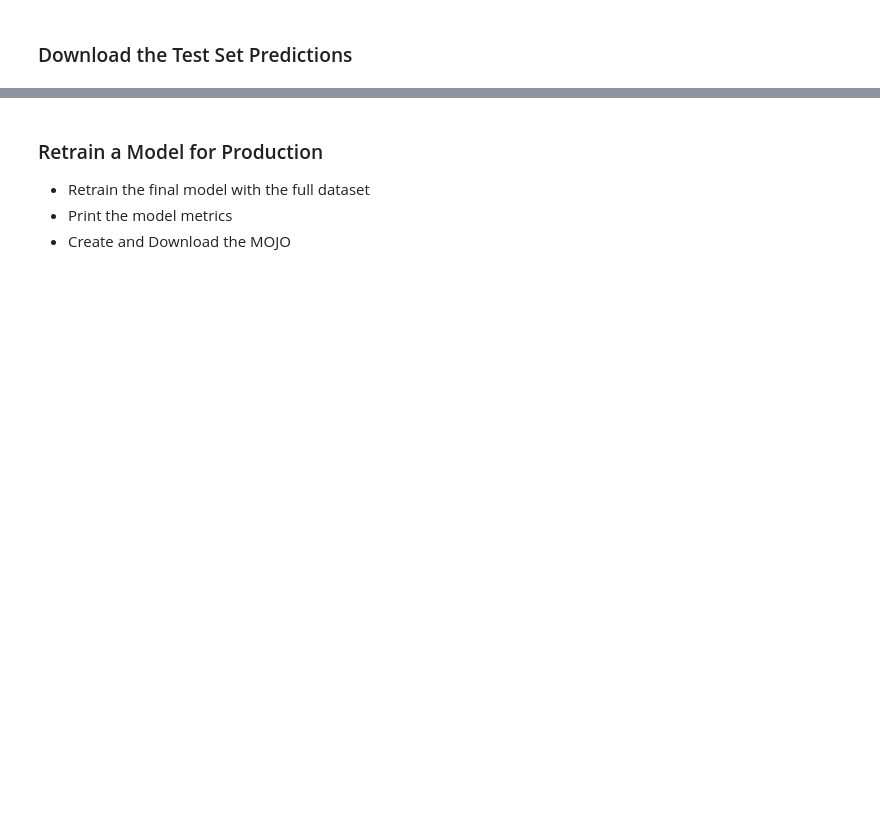
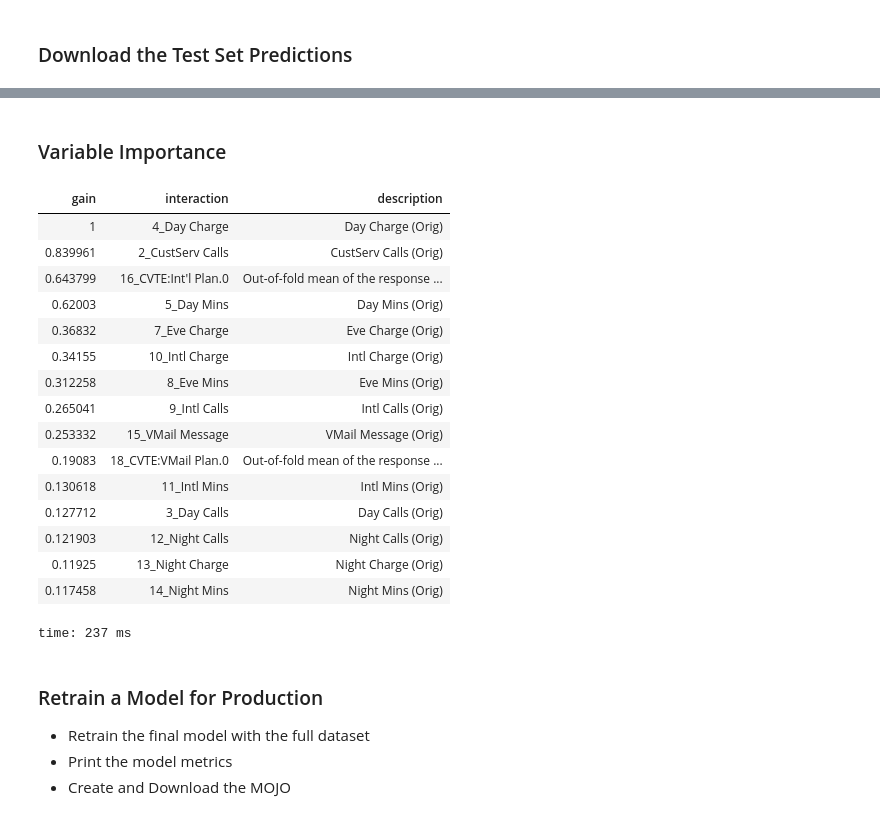
Before and after one commit to h2oai/driverlessai-tutorials, a Jupyter notebook: dai_python_client/common_workflow.ipynb, the cells around one changed output, grey strips where cells are left out. Drawn from its saved outputs; the diff is of its cells as text; code cells hidden in the pictures; blank space fills up the shorter version.

```diff
--- a/dai_python_client/common_workflow.ipynb
+++ b/dai_python_client/common_workflow.ipynb
@@ -686,3 +673,25 @@ time: 623 ms
+# %% [markdown]
+### Variable Importance
+# %%
+default_baseline.variable_importance()
+# %% [output]
+| gain | interaction | description |
+| 1 | 4_Day Charge | Day Charge (Orig) |
+| 0.839961 | 2_CustServ Calls | CustServ Calls (Orig) |
+| 0.643799 | 16_CVTE:Int'l Plan.0 | Out-of-fold mean of the response ... |
+| 0.62003 | 5_Day Mins | Day Mins (Orig) |
+| 0.36832 | 7_Eve Charge | Eve Charge (Orig) |
+| 0.34155 | 10_Intl Charge | Intl Charge (Orig) |
+| 0.312258 | 8_Eve Mins | Eve Mins (Orig) |
+| 0.265041 | 9_Intl Calls | Intl Calls (Orig) |
+| 0.253332 | 15_VMail Message | VMail Message (Orig) |
+| 0.19083 | 18_CVTE:VMail Plan.0 | Out-of-fold mean of the response ... |
+| 0.130618 | 11_Intl Mins | Intl Mins (Orig) |
+| 0.127712 | 3_Day Calls | Day Calls (Orig) |
+| 0.121903 | 12_Night Calls | Night Calls (Orig) |
+| 0.11925 | 13_Night Charge | Night Charge (Orig) |
+| 0.117458 | 14_Night Mins | Night Mins (Orig) |
+time: 237 ms
 # %% [markdown]
 ### Retrain a Model for Production
 * Retrain the final model with the full dataset
```
Also changed, not shown: parts of 71 cells of this notebook.
